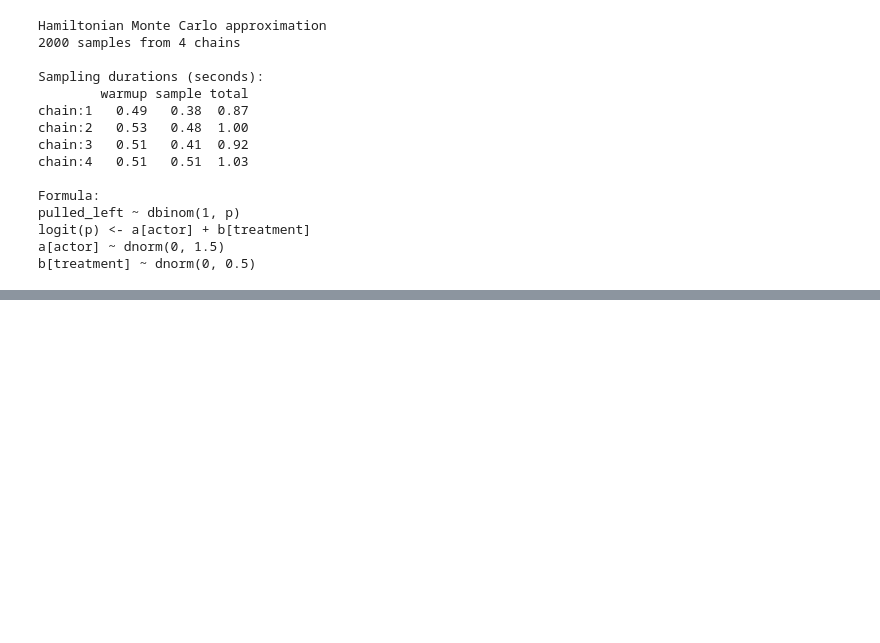
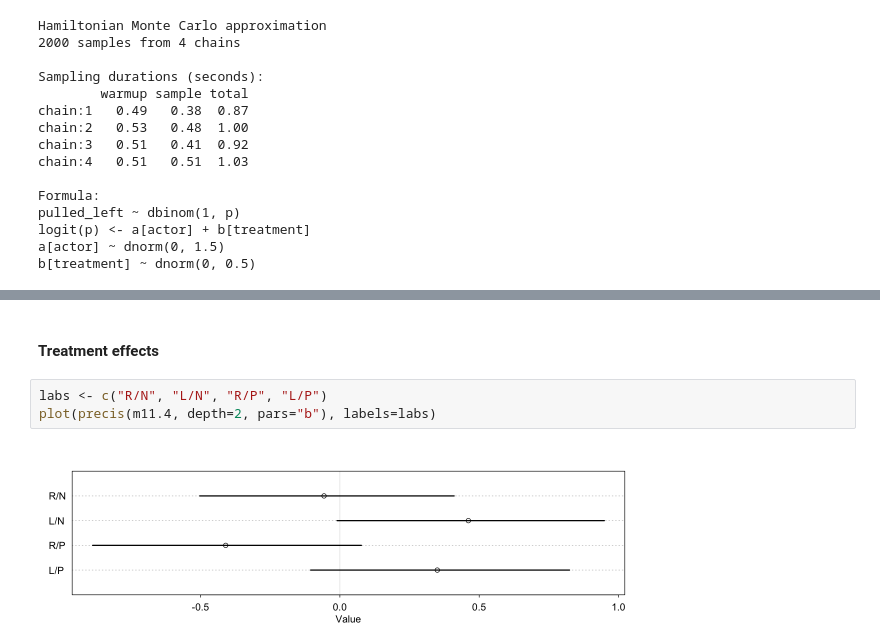
Before and after one commit to maxthemillion/statistical-rethinking, a Jupyter notebook: Chapter 11/c11_recap.ipynb, the cells around one changed output, grey strips where cells are left out. Cells and saved outputs as stored; diff of their text form; blank space fills up the shorter version.

```diff
--- a/Chapter 11/c11_recap.ipynb
+++ b/Chapter 11/c11_recap.ipynb
@@ -216,0 +226,7 @@ b[treatment] ~ dnorm(0, 0.5)
+# %% [markdown]
+#### Treatment effects
+# %%
+labs <- c("R/N", "L/N", "R/P", "L/P")
+plot(precis(m11.4, depth=2, pars="b"), labels=labs)
+# %% [output]
+[figure, added]
```
Also changed, not shown: parts of 40 cells of this notebook.
